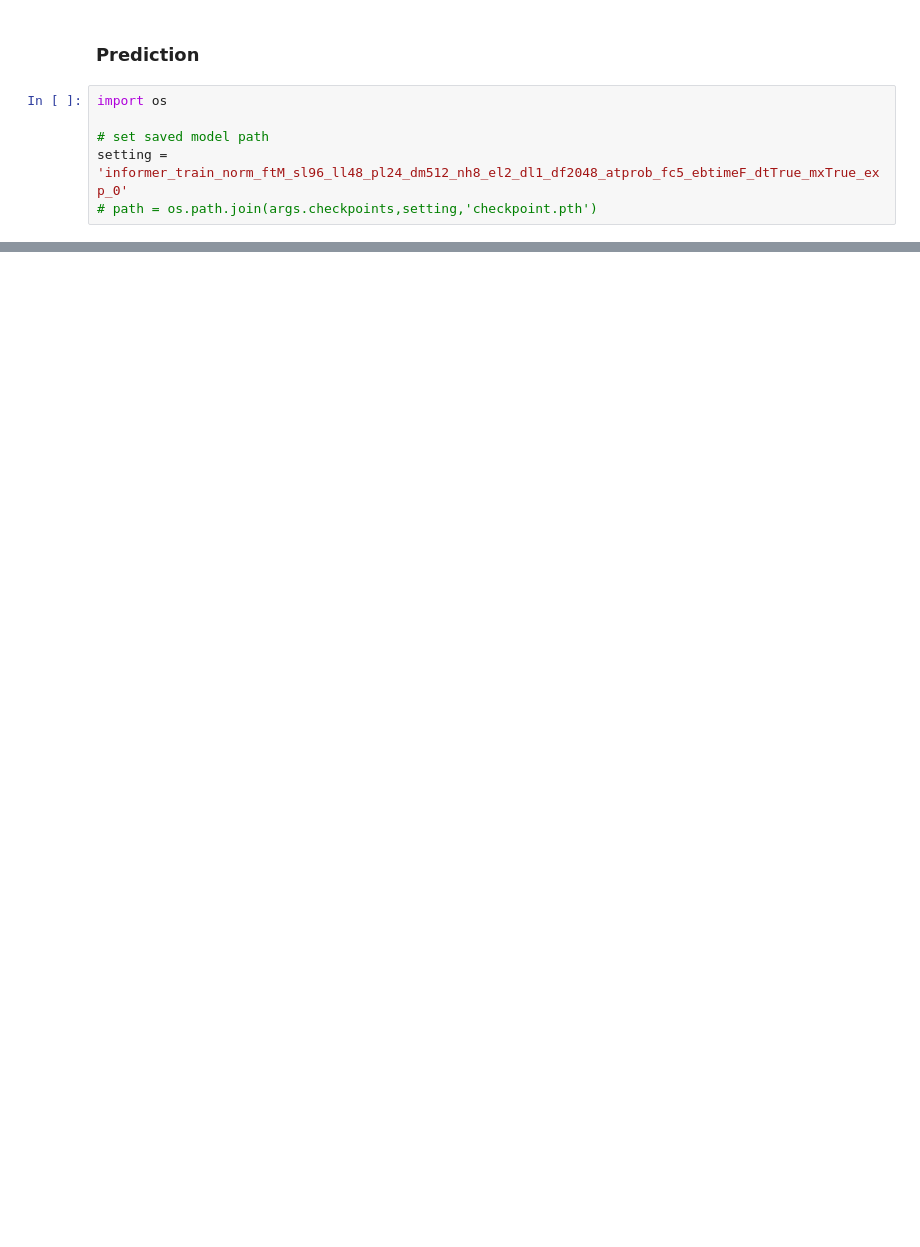
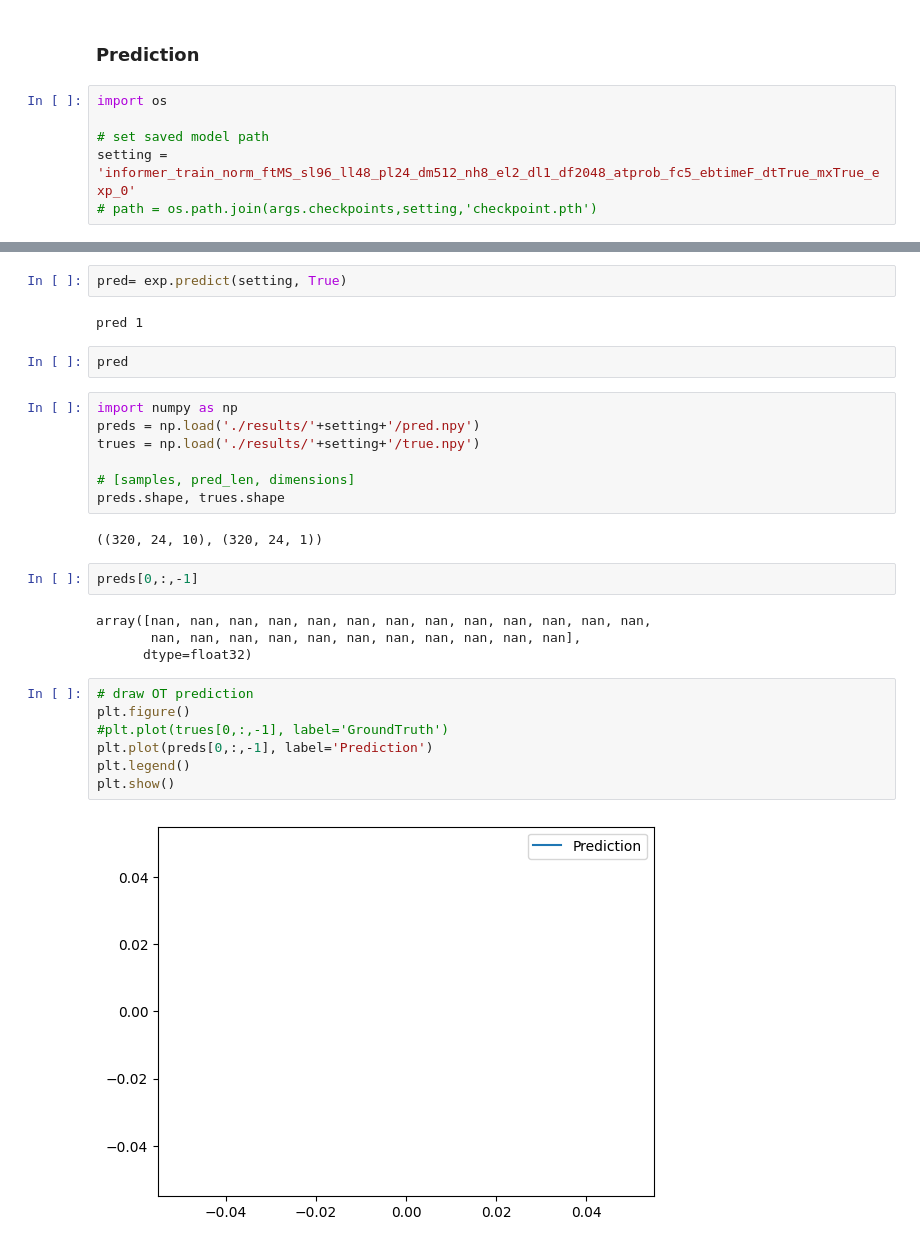
Before and after one commit to ezelanza/Transformers-for-latency-prediction, a Jupyter notebook: main.ipynb, the cells around one changed output, grey strips where cells are left out. Saved outputs shown, nothing was run; the diff lists cells and outputs as text; blank space fills up the shorter version.

```diff
--- a/main.ipynb
+++ b/main.ipynb
@@ -673,5 +824,5 @@ mse:nan, mae:nan
 import os
 
 # set saved model path
-setting = 'informer_train_norm_ftM_sl96_ll48_pl24_dm512_nh8_el2_dl1_df2048_atprob_fc5_ebtimeF_dtTrue_mxTrue_exp_0'
+setting = 'informer_train_norm_ftMS_sl96_ll48_pl24_dm512_nh8_el2_dl1_df2048_atprob_fc5_ebtimeF_dtTrue_mxTrue_exp_0'
 # path = os.path.join(args.checkpoints,setting,'checkpoint.pth')
@@ -677,0 +836,30 @@ setting = 'informer_train_norm_ftM_sl96_ll48_pl24_dm512_nh8_el2_dl1_df2048_atpro
+# %%
+pred= exp.predict(setting, True)
+# %% [output]
+pred 1
+# %%
+pred
+# %%
+import numpy as np
+preds = np.load('./results/'+setting+'/pred.npy')
+trues = np.load('./results/'+setting+'/true.npy')
+
+# [samples, pred_len, dimensions]
+preds.shape, trues.shape
+# %% [output]
+((320, 24, 10), (320, 24, 1))
+# %%
+preds[0,:,-1]
+# %% [output]
+array([nan, nan, nan, nan, nan, nan, nan, nan, nan, nan, nan, nan, nan,
+       nan, nan, nan, nan, nan, nan, nan, nan, nan, nan, nan],
+      dtype=float32)
+# %%
+# draw OT prediction
+plt.figure()
+#plt.plot(trues[0,:,-1], label='GroundTruth')
+plt.plot(preds[0,:,-1], label='Prediction')
+plt.legend()
+plt.show()
+# %% [output]
+[figure, added]
```
Also changed, not shown: parts of 35 cells of this notebook, 20 other files.
